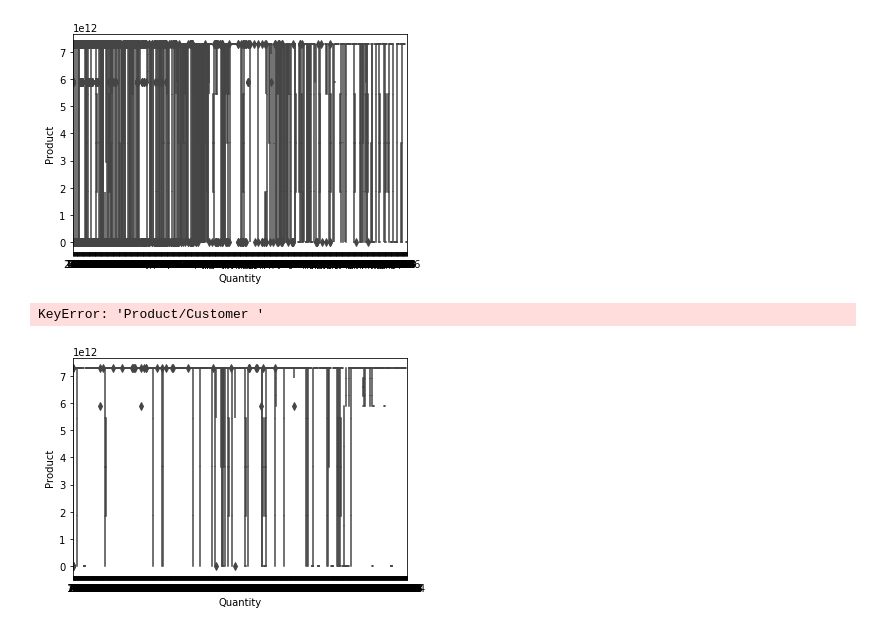
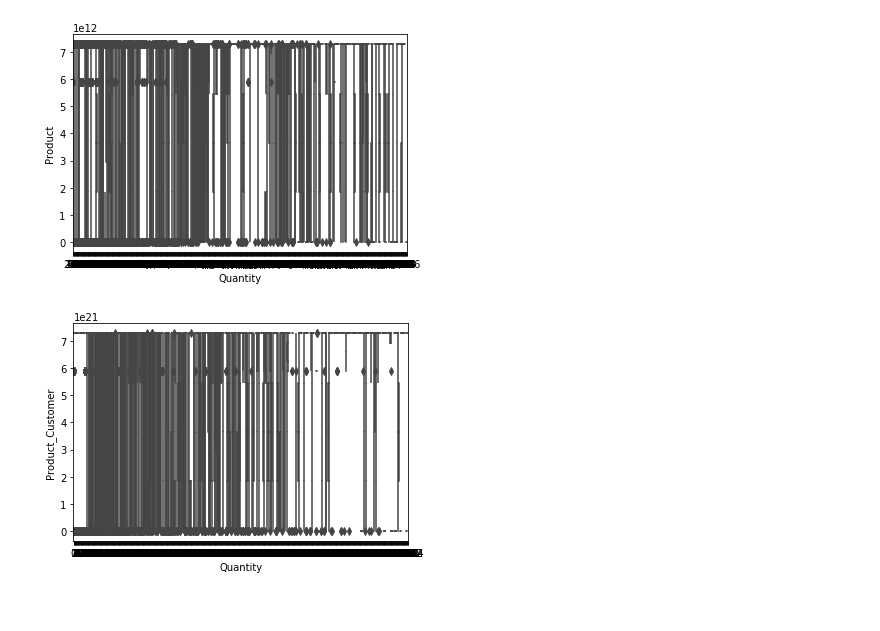
Before and after one commit to eyalfarkash/TCDS-Final, a Jupyter notebook: Code/final-project-CSV1-Full-Data-V1.ipynb, the cells around one changed output. Saved outputs shown, nothing was run; the diff lists cells and outputs as text; code cells hidden in the pictures.

```diff
--- a/Code/final-project-CSV1-Full-Data-V1.ipynb
+++ b/Code/final-project-CSV1-Full-Data-V1.ipynb
@@ -115,14 +117,12 @@ plt.show()
 # %%
 Data2 = Data.copy()
 # %%
-Data2['class'] = Data2['Product/Customer '].astype('category')
+Data2['class'] = Data2['Product_Customer'].astype('category')
-# %% [output]
-KeyError: 'Product/Customer '
 # %%
-sns.boxplot(x=Data2['Quantity'], y=Data2['Product/Customer '])
+sns.boxplot(x=Data2['Quantity'], y=Data2['Product_Customer'])
 plt.show()
 # %% [output]
-[figure, old version]
+[figure, new version]
 # %%
 sns.distplot(Data['Temp_Hi'])
 plt.show()
```
Also changed, not shown: parts of 8 cells of this notebook.
